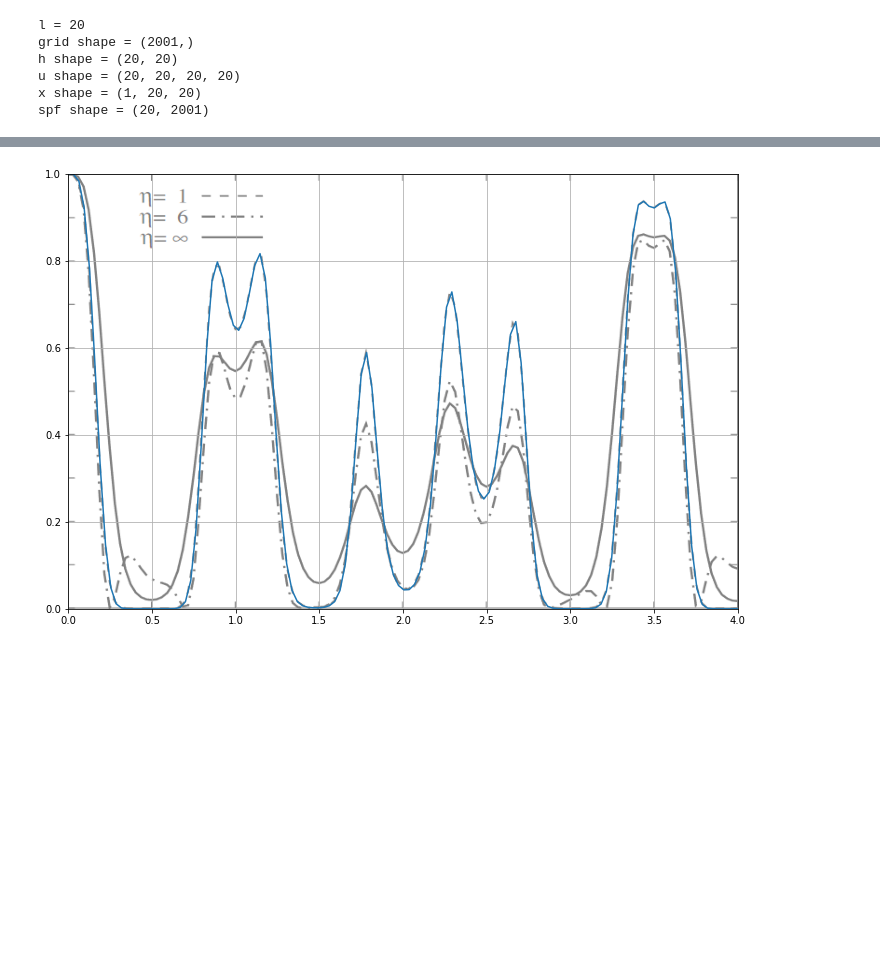
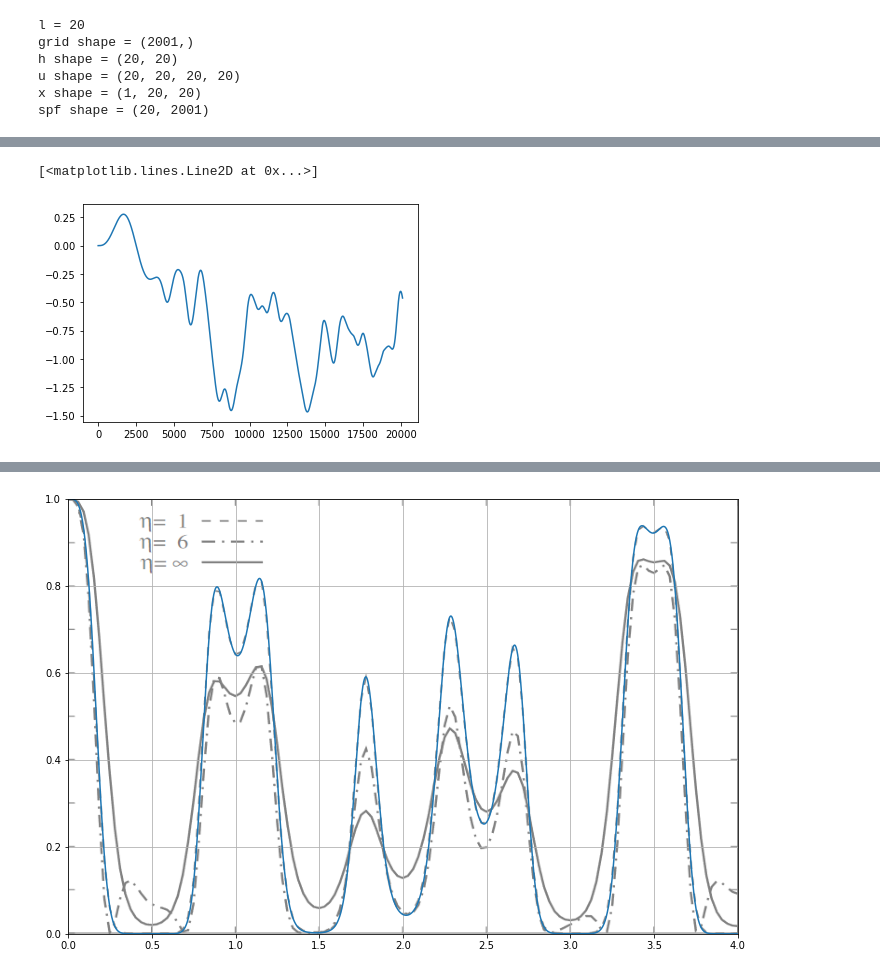
Before and after one commit to KarlHenrik/FYS4411-Gruppe, a Jupyter notebook: Project2/Code/HF_Attempt.ipynb, the cells around one changed output, grey strips where cells are left out. Drawn from its saved outputs; the diff is of its cells as text; code cells hidden in the pictures; blank space fills up the shorter version.

```diff
--- a/Project2/Code/HF_Attempt.ipynb
+++ b/Project2/Code/HF_Attempt.ipynb
@@ -238,17 +239,35 @@ t, y = tdhf()
 # %%
 overlap = np.zeros(y.shape[0])
-C0 = np.eye(l_t)[:,0:2]
+C0 = np.eye(l_t)[:,0:1]
 
 swf_0 = np.zeros((y.shape[0], num_grid_points), dtype = complex) # storing spatial wave functions for analysis
 swf_1 = np.zeros((y.shape[0], num_grid_points), dtype = complex)
 
 for i in range(y.shape[0]):
     Ci = y[i, :].reshape(l, l)
-    Cii = np.conj(Ci[:,0:2]).T
+    Cii = np.conj(Ci[:,0:1]).T
+
+    for j in range(l_t):
+        swf_0[i] += td_sys.spf[j] * Ci[j,0]
+#         swf_1[i] += td_sys.spf[j] * Ci[j,1]
+
     overlap[i] = np.abs(np.linalg.det(Cii @ C0))**2 # overlap integral P(t,t0)
 
-    for j in range(l_t):
-        swf_0[i] = np.conjugate(td_sys.spf[0]) * td_sys.spf[0] * getPt(Ci)[j,j] + np.conjugate(td_sys.spf[1]) * td_sys.spf[1] * getPt(Ci)[j,j]
-        swf_1[i] = 0
+# plt.plot(td_sys.grid, td_sys.spf[2].real)
+# plt.plot(td_sys.grid, np.abs(swf_0[4])**2)
+# %%
+expectation_pos = np.zeros(y.shape[0], dtype = complex)
+
+for k in range(y.shape[0]):
+    Ck= y[k, :].reshape(l, l)
+    D = getPt(Ck)
+    for i in range(l_t):
+        for j in range(l_t):
+            expectation_pos[k] += D[i,j] * pos_t[j,i]
+
+plt.plot(expectation_pos.real)
+# %% [output]
+[<matplotlib.lines.Line2D at 0x...>]
+[figure, added]
 # %%
 fig, ax = plt.subplots()
```
Also changed, not shown: parts of 7 cells of this notebook.
